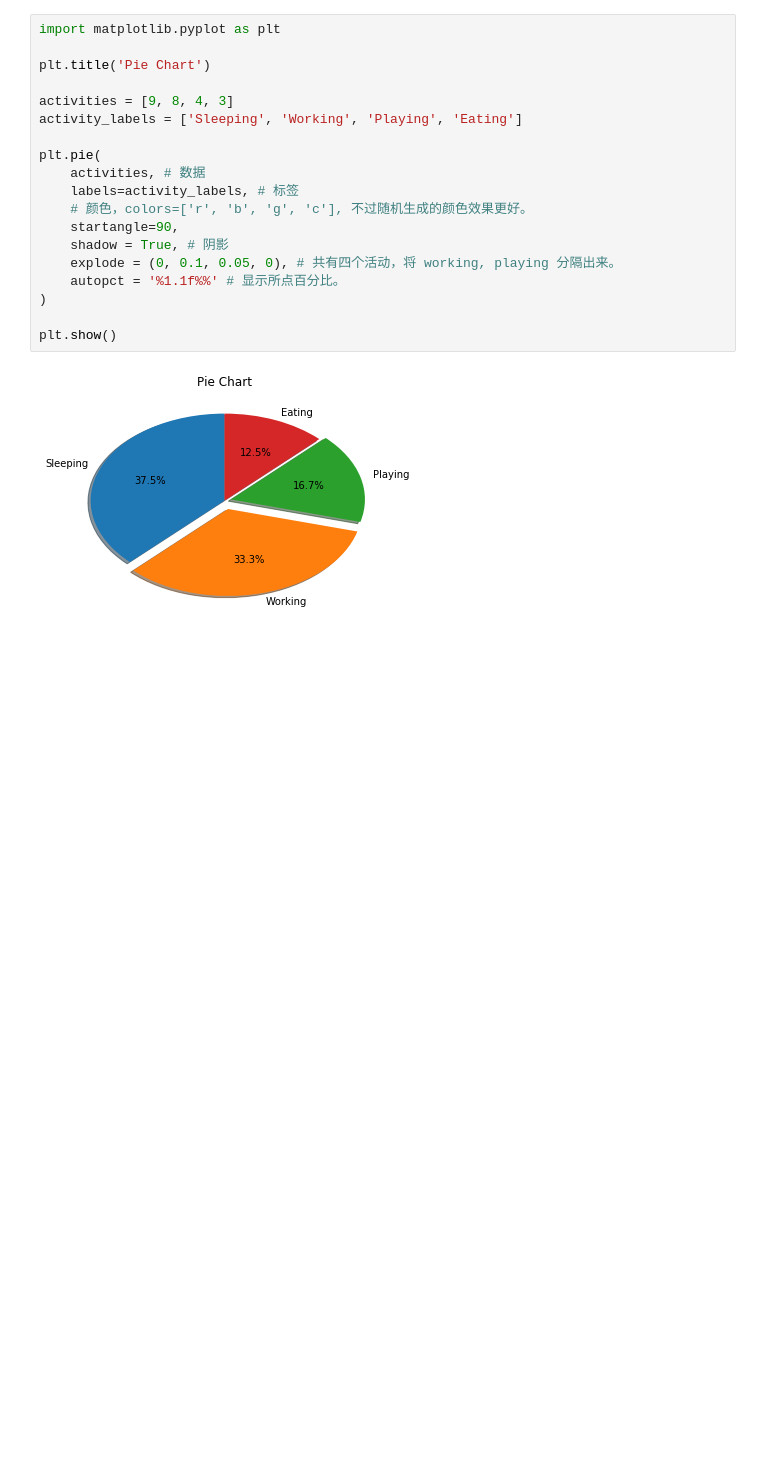
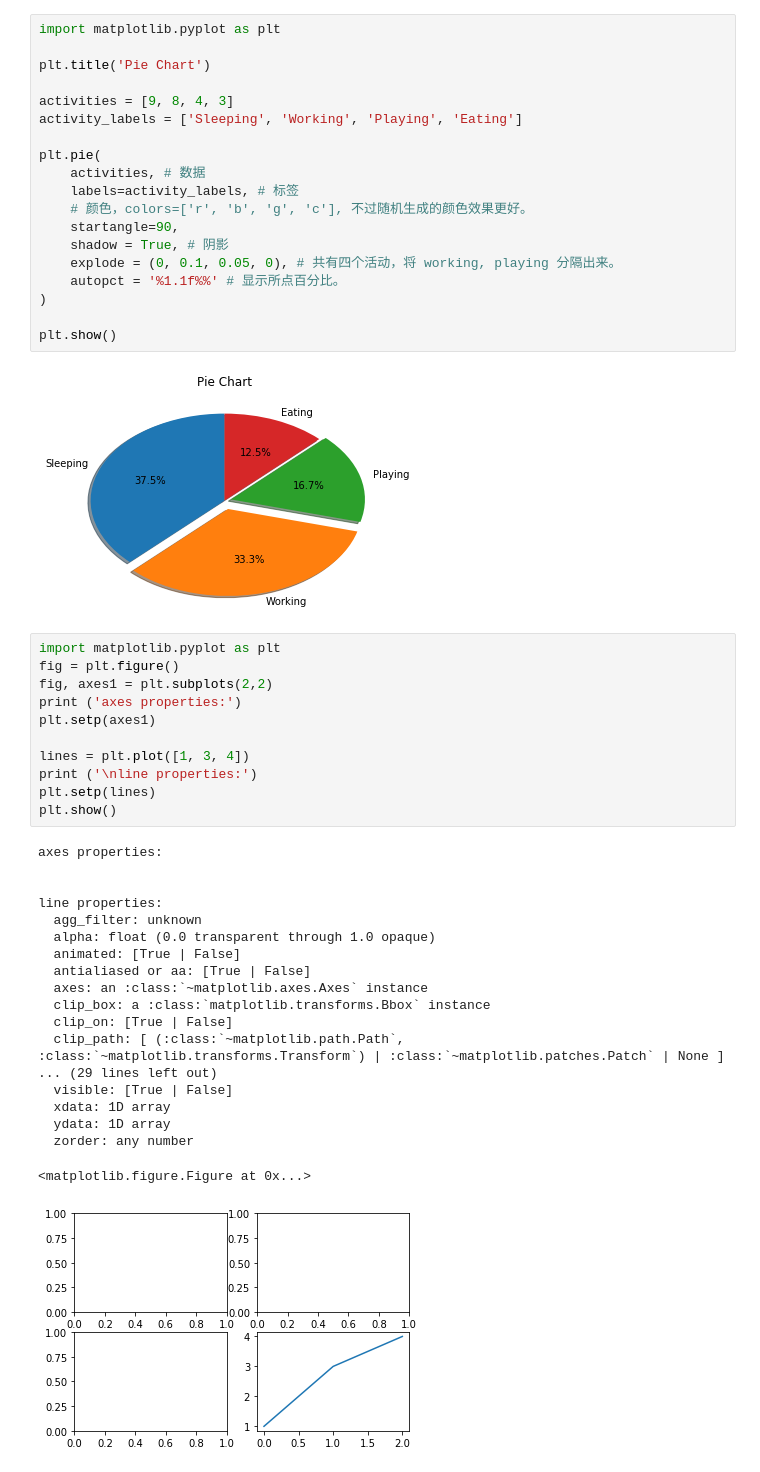
Before and after one commit to AaronFlower/Jupyter, a Jupyter notebook: matplotTutorial/Matplotlib Tutorial.ipynb, the cells around one changed output. Drawn from its saved outputs; the diff is of its cells as text; blank space fills up the shorter version.

```diff
--- a/matplotTutorial/Matplotlib Tutorial.ipynb
+++ b/matplotTutorial/Matplotlib Tutorial.ipynb
@@ -156,3 +156,34 @@ plt.pie(
 plt.show()
 # %% [output]
 [figure]
+# %%
+import matplotlib.pyplot as plt
+fig = plt.figure()
+fig, axes1 = plt.subplots(2,2)
+print ('axes properties:')
+plt.setp(axes1)
+
+lines = plt.plot([1, 3, 4])
+print ('\nline properties:')
+plt.setp(lines)
+plt.show()
+# %% [output]
+axes properties:
+
+
+line properties:
+  agg_filter: unknown
+  alpha: float (0.0 transparent through 1.0 opaque)
+  animated: [True | False]
+  antialiased or aa: [True | False]
+  axes: an :class:`~matplotlib.axes.Axes` instance
+  clip_box: a :class:`matplotlib.transforms.Bbox` instance
+  clip_on: [True | False]
+  clip_path: [ (:class:`~matplotlib.path.Path`, :class:`~matplotlib.transforms.Transform`) | :class:`~matplotlib.patches.Patch` | None ]
+... (29 lines left out)
+  visible: [True | False]
+  xdata: 1D array
+  ydata: 1D array
+  zorder: any number
+<matplotlib.figure.Figure at 0x...>
+[figure, added]
```
Also changed, not shown: parts of 2 cells of this notebook, 1 other file.
